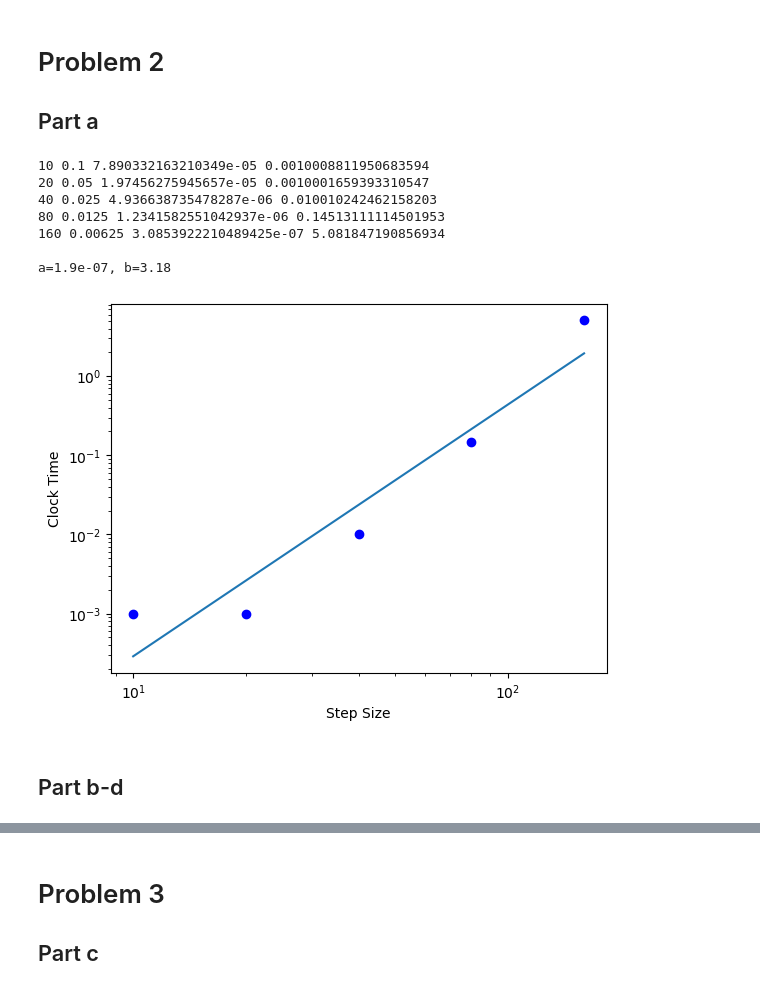
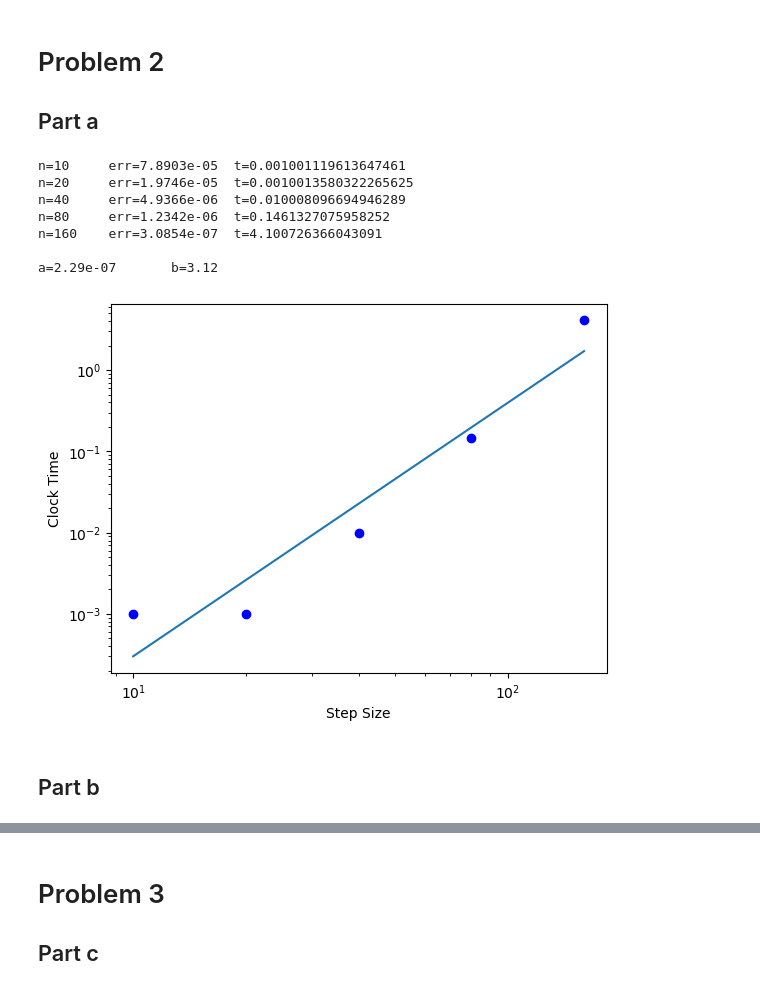
Before and after one commit to whuang259/Math714-Physics763, a Jupyter notebook: Math 714/Math_714_HW_2.ipynb, the cells around one changed output, grey strips where cells are left out. Drawn from its saved outputs; the diff is of its cells as text; code cells hidden in the pictures.

```diff
--- a/Math 714/Math_714_HW_2.ipynb
+++ b/Math 714/Math_714_HW_2.ipynb
@@ -27,6 +27,15 @@ def uex(x,y):
 # Function to check whether an index pair (i,j) is the interior of the grid
 def inrange(i,j,n):
     return i>0 and j>0 and i+j<n
+
+def err(u, n):  # Compute error
+    h=1./n
+    uerr = 0
+    for j in range(1,n):
+        for i in range(1,n-j):
+            du = uex(h*(i+0.5*j),h*s*j) - u[ind(i,j,n)]
+            uerr += du*du
+    return sqrt(s*uerr/(2*n*n))
 
 def poisson_tri(n):
     h=1./n
@@ -50,52 +59,45 @@ def poisson_tri(n):
             if(inrange(i-1,j,n)): d[ij,ind(i-1,j,n)]=2*hfac
             if(inrange(i,j+1,n)): d[ij,ind(i,j+1,n)]=2*hfac
             if(inrange(i+1,j-1,n)): d[ij,ind(i+1,j-1,n)]=2*hfac
 
             # Source term
             f[ij]=fun(h*(i+0.5*j),h*s*j)
 
     # Solve the linear system
     u=np.linalg.solve(d,f)
-
-    # Compute error
-    uerr=0
-    for j in range(1,n):
-        for i in range(1,n-j):
-            du=uex(h*(i+0.5*j),h*s*j)-u[ind(i,j,n)]
-            uerr+=du*du
-    return sqrt(s*uerr/(2*n*n))
+    return u
 
 # Loop over a range of grid sizes and compute the error
 times = []
 for n in steps:
     t0 = time()
     res = poisson_tri(n)
     t1 = time()
-    print(n, 1/n, res, t1-t0)
+    print(f"n={n}\t err={err(res, n):.5}\t t={t1-t0}")
     times.append(t1 - t0)
 
 A = np.asmatrix([[np.log(step), 1] for step in steps])
 b, a = np.linalg.lstsq(A, np.log(times), rcond=None)[0]
 a = np.exp(a)
 fit = [a*n**b for n in steps]
-print(f"\na={a:.3}, b={b:.3}")
+print(f"\na={a:.3}\t b={b:.3}")
 
 plt.loglog(steps, times, 'bo')
 plt.loglog(steps, fit)
 plt.xlabel("Step Size")
 plt.ylabel("Clock Time")
 plt.show()
 # %% [output]
-10 0.1 7.890332163210349e-05 0.0010008811950683594
-20 0.05 1.97456275945657e-05 0.0010001659393310547
-40 0.025 4.936638735478287e-06 0.010010242462158203
-80 0.0125 1.2341582551042937e-06 0.14513111114501953
-160 0.00625 3.0853922210489425e-07 5.081847190856934
+n=10     err=7.8903e-05  t=0.001001119613647461
+n=20     err=1.9746e-05  t=0.0010013580322265625
+n=40     err=4.9366e-06  t=0.010008096694946289
+n=80     err=1.2342e-06  t=0.1461327075958252
+n=160    err=3.0854e-07  t=4.100726366043091
 
-a=1.9e-07, b=3.18
+a=2.29e-07       b=3.12
-[figure, old version]
+[figure, new version]
 # %% [markdown]
-## Part b-d
+## Part b
 # %%
 s=sqrt(0.75)
 steps = [10,20,40,80,160]
```
Also changed, not shown: parts of 4 cells of this notebook.
